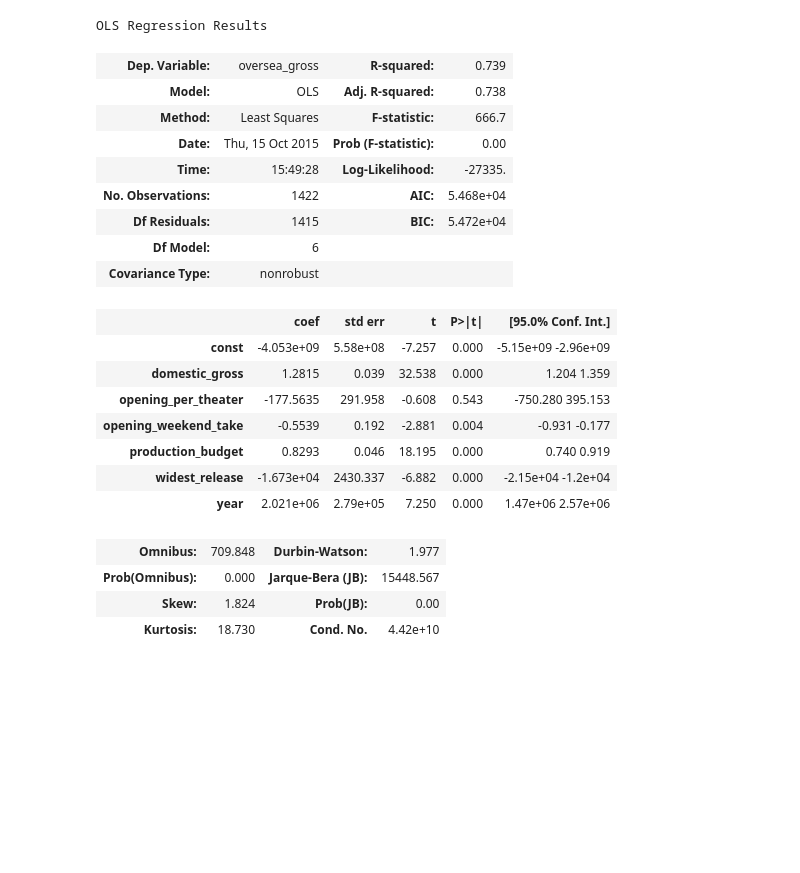
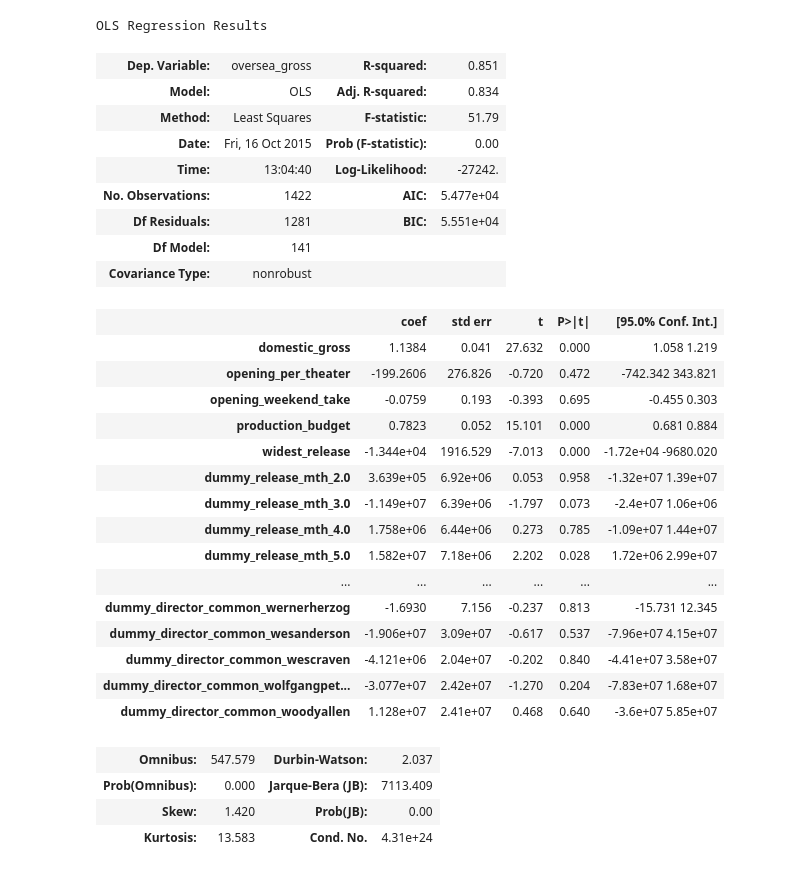
Before and after one commit to mohanvinay/metis_project1, a Jupyter notebook: project_1_model.ipynb, the cells around one changed output. Drawn from its saved outputs; the diff is of its cells as text; code cells hidden in the pictures; blank space fills up the shorter version.

Commit message:
commit model from Fei

```diff
--- a/project_1_model.ipynb
+++ b/project_1_model.ipynb
@@ -83,0 +71,7 @@ dtype: int64
+# %%
+# add season flag
+movies['release_date_wide'] = pd.to_datetime(movies['release_date_wide'])
+movies['release_mth'] = movies['release_date_wide'].apply(lambda x: x.month)
+dummies_mth = pd.get_dummies(movies['release_mth'], prefix='dummy_release_mth').ix[:,1:]
+movies = pd.concat([movies,dummies_mth],axis=1)
+movies.head()
@@ -83,0 +110,17 @@ dtype: int64
+# %%
+# clean up director name
+import re
+movies['director_org'] = movies['director']
+movies['director'] = map(lambda x: x if x is None else re.sub(r"\W","", x.lower()), movies['director_org'])
+print str(len(movies.director.value_counts())) + " total directors - CLEANED\n"
+
+# create dummies for top directors
+dir_count = movies['director'].value_counts()
+mask = movies['director'].isin(dir_count[dir_count >= 5].index)
+movies['director_common'] = mask
+movies['director_common'] = movies.apply(lambda r: r['director'] if r['director_common'] else np.nan, axis=1)
+dummies_common_directors = pd.get_dummies(movies['director_common'], prefix="dummy_director_common").ix[:,1:]
+print str(dummies_common_directors.shape[1]) + " total dummy variables for common directors\n"
+
+movies = pd.concat([movies,dummies_common_directors],axis=1)
+movies.head()
@@ -102,37 +157,48 @@ Name: oversea_gross, dtype: float64
 # %%
+# fit linear model
 import statsmodels.api as sm
 
 df = oversea.copy()
 
-y_col = ['oversea_gross']
-x_cols = ['domestic_gross','opening_per_theater','opening_weekend_take','production_budget', 'widest_release', 'year']
+y_col = 'oversea_gross'
+x_cols = ['domestic_gross','opening_per_theater','opening_weekend_take','production_budget', 'widest_release']
+dummy_cols = filter(lambda x: x.startswith("dummy_"), df.columns)
+x_cols.extend(dummy_cols)
 
-df_model = df[x_cols + y_col].dropna()
+df_model = df[x_cols + [y_col]].dropna()
 
 Y = df_model[y_col]
 X = sm.add_constant(df_model[x_cols])
 linmodel = sm.OLS(Y,X).fit()
 linmodel.summary()
 # %% [output]
 OLS Regression Results
-| Dep. Variable: | oversea_gross | R-squared: | 0.739 |
-| Model: | OLS | Adj. R-squared: | 0.738 |
-| Method: | Least Squares | F-statistic: | 666.7 |
-| Date: | Thu, 15 Oct 2015 | Prob (F-statistic): | 0.00 |
-| Time: | 15:49:28 | Log-Likelihood: | -27335. |
-| No. Observations: | 1422 | AIC: | 5.468e+04 |
-| Df Residuals: | 1415 | BIC: | 5.472e+04 |
-| Df Model: | 6 |  |  |
+| Dep. Variable: | oversea_gross | R-squared: | 0.851 |
+| Model: | OLS | Adj. R-squared: | 0.834 |
+| Method: | Least Squares | F-statistic: | 51.79 |
+| Date: | Fri, 16 Oct 2015 | Prob (F-statistic): | 0.00 |
+| Time: | 13:04:40 | Log-Likelihood: | -27242. |
+| No. Observations: | 1422 | AIC: | 5.477e+04 |
+| Df Residuals: | 1281 | BIC: | 5.551e+04 |
+| Df Model: | 141 |  |  |
 | Covariance Type: | nonrobust |  |  |
 |  | coef | std err | t | P>|t| | [95.0% Conf. Int.] |
-| const | -4.053e+09 | 5.58e+08 | -7.257 | 0.000 | -5.15e+09 -2.96e+09 |
-| domestic_gross | 1.2815 | 0.039 | 32.538 | 0.000 | 1.204 1.359 |
-| opening_per_theater | -177.5635 | 291.958 | -0.608 | 0.543 | -750.280 395.153 |
-| opening_weekend_take | -0.5539 | 0.192 | -2.881 | 0.004 | -0.931 -0.177 |
-| production_budget | 0.8293 | 0.046 | 18.195 | 0.000 | 0.740 0.919 |
-| widest_release | -1.673e+04 | 2430.337 | -6.882 | 0.000 | -2.15e+04 -1.2e+04 |
-| year | 2.021e+06 | 2.79e+05 | 7.250 | 0.000 | 1.47e+06 2.57e+06 |
+| domestic_gross | 1.1384 | 0.041 | 27.632 | 0.000 | 1.058 1.219 |
+| opening_per_theater | -199.2606 | 276.826 | -0.720 | 0.472 | -742.342 343.821 |
+| opening_weekend_take | -0.0759 | 0.193 | -0.393 | 0.695 | -0.455 0.303 |
+| production_budget | 0.7823 | 0.052 | 15.101 | 0.000 | 0.681 0.884 |
+| widest_release | -1.344e+04 | 1916.529 | -7.013 | 0.000 | -1.72e+04 -9680.020 |
+| dummy_release_mth_2.0 | 3.639e+05 | 6.92e+06 | 0.053 | 0.958 | -1.32e+07 1.39e+07 |
+| dummy_release_mth_3.0 | -1.149e+07 | 6.39e+06 | -1.797 | 0.073 | -2.4e+07 1.06e+06 |
+| dummy_release_mth_4.0 | 1.758e+06 | 6.44e+06 | 0.273 | 0.785 | -1.09e+07 1.44e+07 |
+| dummy_release_mth_5.0 | 1.582e+07 | 7.18e+06 | 2.202 | 0.028 | 1.72e+06 2.99e+07 |
+| ... | ... | ... | ... | ... | ... |
+| dummy_director_common_wernerherzog | -1.6930 | 7.156 | -0.237 | 0.813 | -15.731 12.345 |
+| dummy_director_common_wesanderson | -1.906e+07 | 3.09e+07 | -0.617 | 0.537 | -7.96e+07 4.15e+07 |
+| dummy_director_common_wescraven | -4.121e+06 | 2.04e+07 | -0.202 | 0.840 | -4.41e+07 3.58e+07 |
+| dummy_director_common_wolfgangpet... | -3.077e+07 | 2.42e+07 | -1.270 | 0.204 | -7.83e+07 1.68e+07 |
+| dummy_director_common_woodyallen | 1.128e+07 | 2.41e+07 | 0.468 | 0.640 | -3.6e+07 5.85e+07 |
-| Omnibus: | 709.848 | Durbin-Watson: | 1.977 |
-| Prob(Omnibus): | 0.000 | Jarque-Bera (JB): | 15448.567 |
-| Skew: | 1.824 | Prob(JB): | 0.00 |
-| Kurtosis: | 18.730 | Cond. No. | 4.42e+10 |
+| Omnibus: | 547.579 | Durbin-Watson: | 2.037 |
+| Prob(Omnibus): | 0.000 | Jarque-Bera (JB): | 7113.409 |
+| Skew: | 1.420 | Prob(JB): | 0.00 |
+| Kurtosis: | 13.583 | Cond. No. | 4.31e+24 |
```
Also changed, not shown: parts of 23 cells of this notebook.
